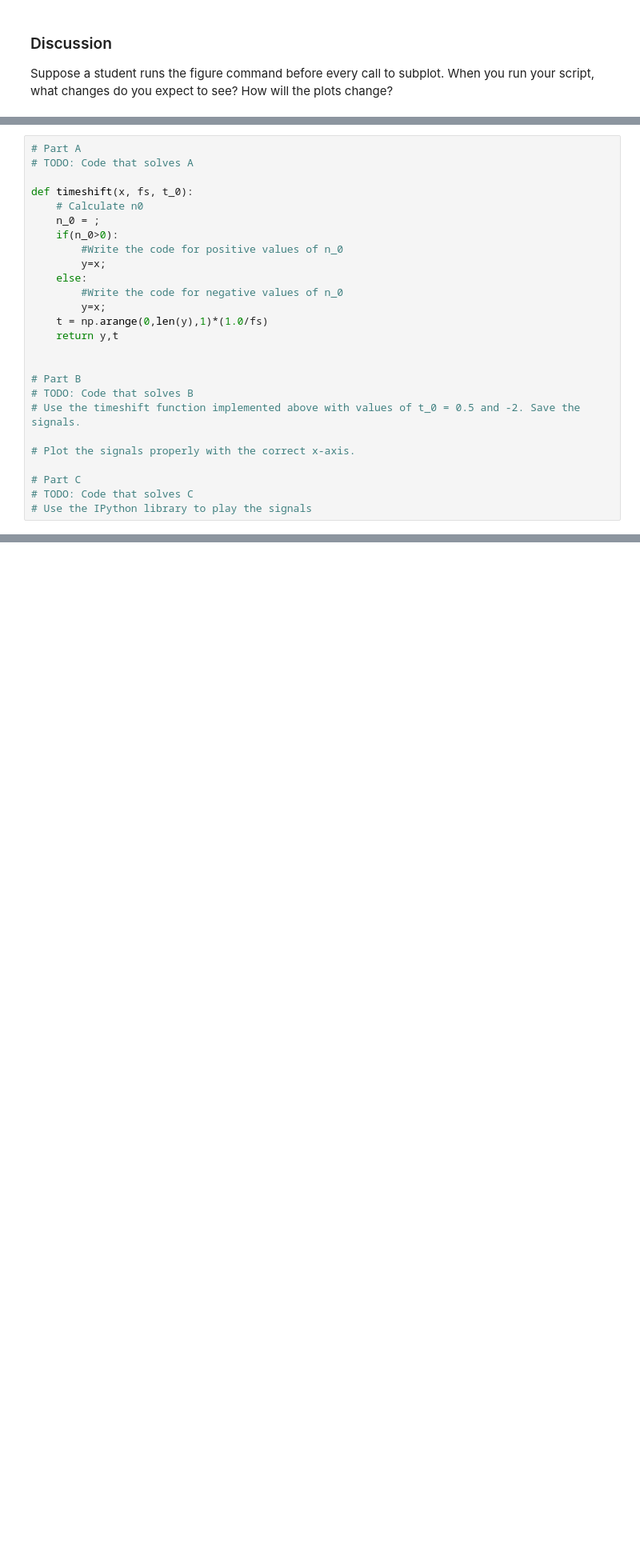
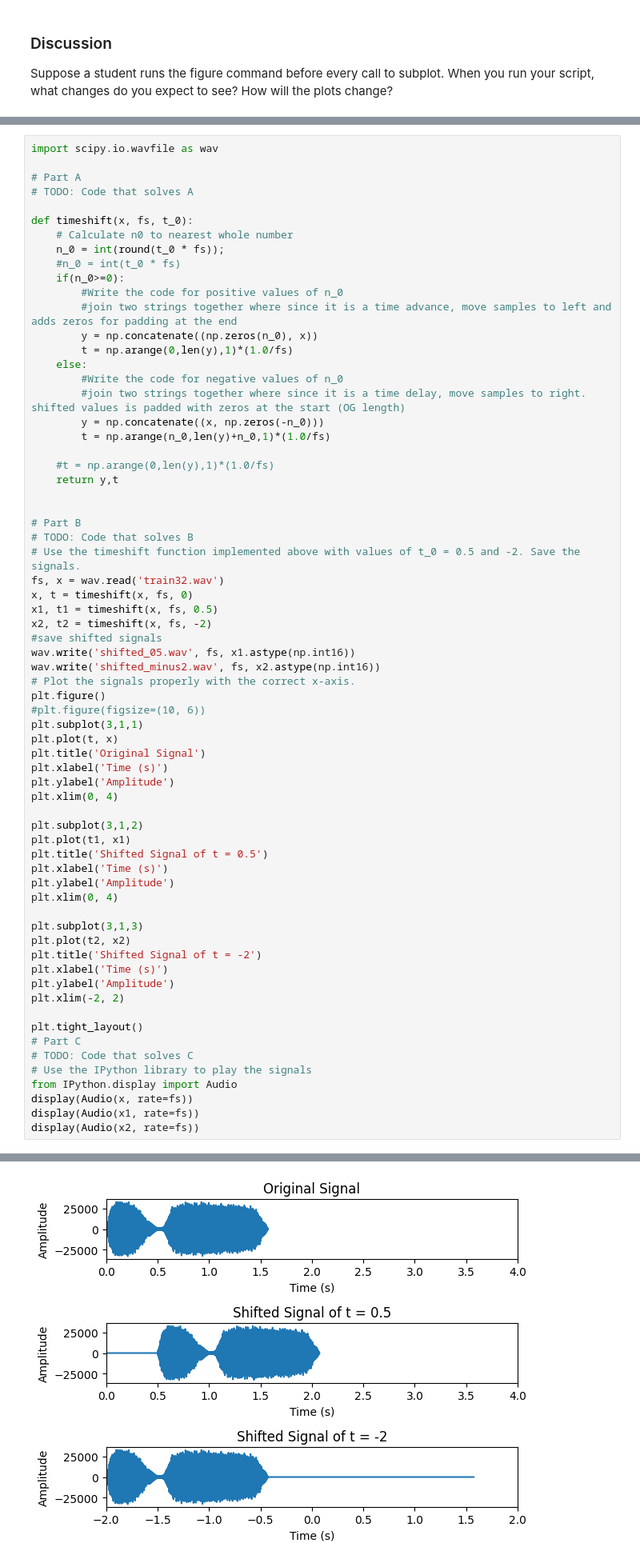
Before and after one commit to h-badams/ee-242, a Jupyter notebook: EE 242 Lab 1/EE242_Lab1b.ipynb, the cells around one changed output, grey strips where cells are left out. Shown at 80% size. Cells and saved outputs as stored; diff of their text form; blank space fills up the shorter version.

```diff
--- a/EE 242 Lab 1/EE242_Lab1b.ipynb
+++ b/EE 242 Lab 1/EE242_Lab1b.ipynb
@@ -101,28 +166,70 @@ We will now implement and test a timeshift function. This assignment will have f
 
 **C.** Play all three signals.
 # %%
+import scipy.io.wavfile as wav
+
 # Part A
 # TODO: Code that solves A
 
 def timeshift(x, fs, t_0):
-    # Calculate n0
-    n_0 = ;
-    if(n_0>0):
+    # Calculate n0 to nearest whole number
+    n_0 = int(round(t_0 * fs));
+    #n_0 = int(t_0 * fs)
+    if(n_0>=0):
         #Write the code for positive values of n_0
-        y=x;
+        #join two strings together where since it is a time advance, move samples to left and adds zeros for padding at the end
+        y = np.concatenate((np.zeros(n_0), x))
+        t = np.arange(0,len(y),1)*(1.0/fs)
     else:
         #Write the code for negative values of n_0
-        y=x;
-    t = np.arange(0,len(y),1)*(1.0/fs)
+        #join two strings together where since it is a time delay, move samples to right. shifted values is padded with zeros at the start (OG length)
+        y = np.concatenate((x, np.zeros(-n_0)))
+        t = np.arange(n_0,len(y)+n_0,1)*(1.0/fs)
+
+    #t = np.arange(0,len(y),1)*(1.0/fs)
     return y,t
 
 
 # Part B
 # TODO: Code that solves B
 # Use the timeshift function implemented above with values of t_0 = 0.5 and -2. Save the signals.
+fs, x = wav.read('train32.wav')
+x, t = timeshift(x, fs, 0)
+x1, t1 = timeshift(x, fs, 0.5)
+x2, t2 = timeshift(x, fs, -2)
+#save shifted signals
+wav.write('shifted_05.wav', fs, x1.astype(np.int16))
+wav.write('shifted_minus2.wav', fs, x2.astype(np.int16))
+# Plot the signals properly with the correct x-axis.
+plt.figure()
+#plt.figure(figsize=(10, 6))
+plt.subplot(3,1,1)
+plt.plot(t, x)
+plt.title('Original Signal')
+plt.xlabel('Time (s)')
+plt.ylabel('Amplitude')
+plt.xlim(0, 4)
 
-# Plot the signals properly with the correct x-axis.
+plt.subplot(3,1,2)
+plt.plot(t1, x1)
+plt.title('Shifted Signal of t = 0.5')
+plt.xlabel('Time (s)')
+plt.ylabel('Amplitude')
+plt.xlim(0, 4)
 
+plt.subplot(3,1,3)
+plt.plot(t2, x2)
+plt.title('Shifted Signal of t = -2')
+plt.xlabel('Time (s)')
+plt.ylabel('Amplitude')
+plt.xlim(-2, 2)
+
+plt.tight_layout()
 # Part C
 # TODO: Code that solves C
 # Use the IPython library to play the signals
+from IPython.display import Audio
+display(Audio(x, rate=fs))
+display(Audio(x1, rate=fs))
+display(Audio(x2, rate=fs))
+# %% [output]
@@ -129,3 +239,4 @@ def timeshift(x, fs, t_0):
+[figure, added]
 # %% [markdown]
 ### Discussion
 
```
Also changed, not shown: parts of 3 cells of this notebook, 6 other files.
